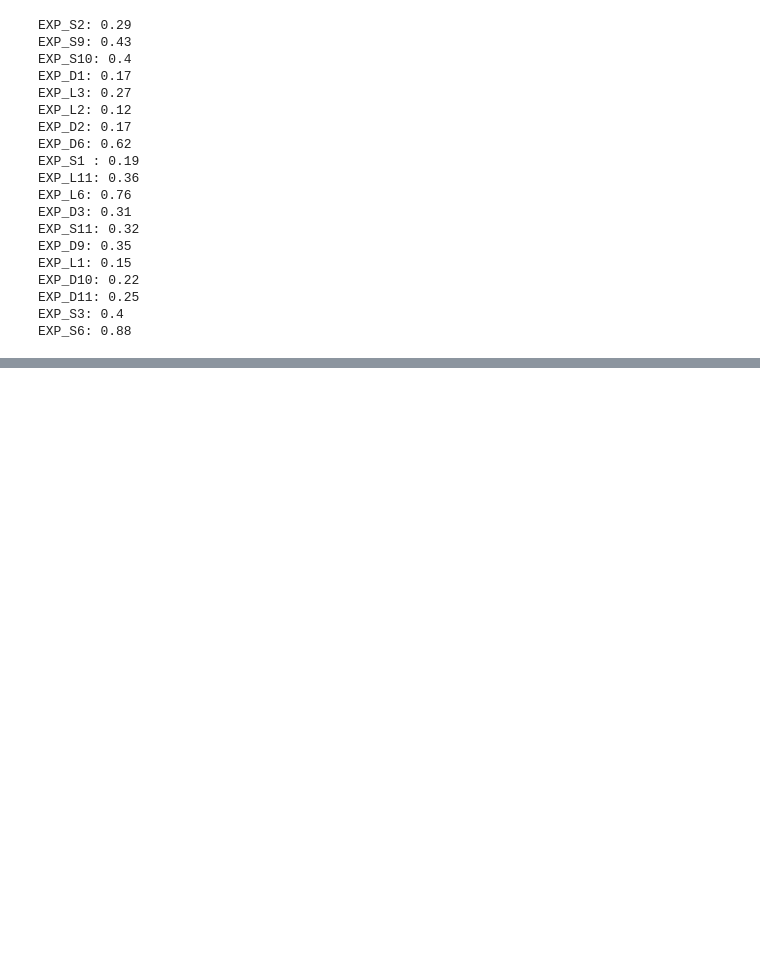
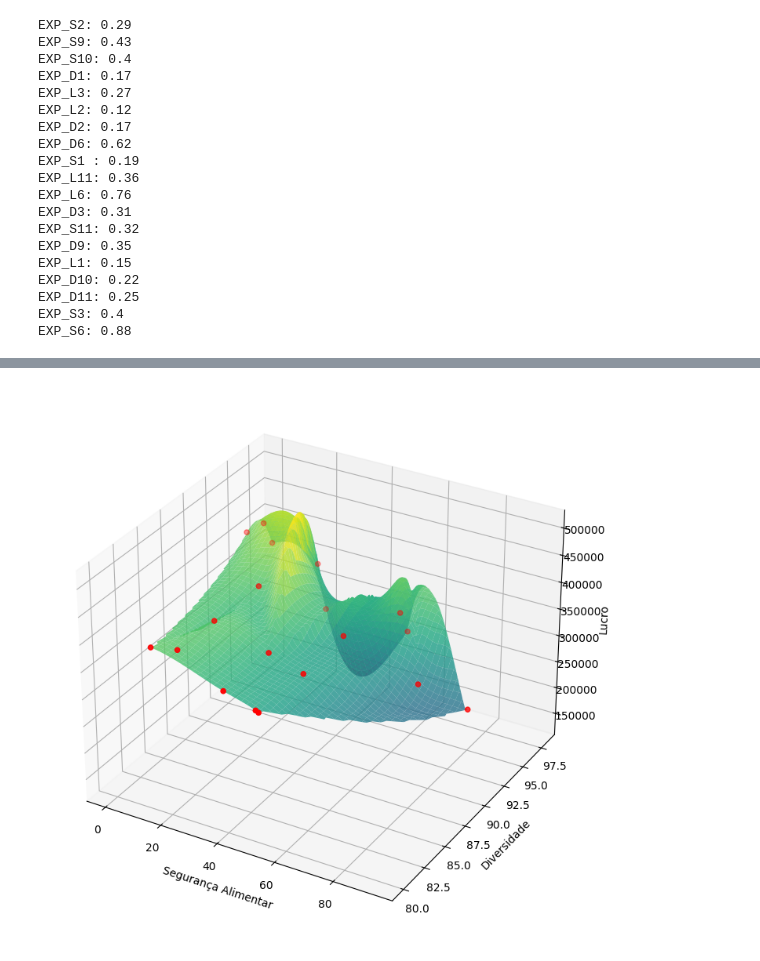
Before and after one commit to BrunoSantosPK/MasterDegree, a Jupyter notebook: notebooks/calculate_gini.ipynb, the cells around one changed output, grey strips where cells are left out. Saved outputs shown, nothing was run; the diff lists cells and outputs as text; code cells hidden in the pictures; blank space fills up the shorter version.

```diff
--- a/notebooks/calculate_gini.ipynb
+++ b/notebooks/calculate_gini.ipynb
@@ -49,0 +161,28 @@ EXP_S6: 0.88
+# %%
+from scipy.interpolate import griddata
+
+x = df["x: segurança"].values[2:]
+y = df["y: diversidade"].values[2:]
+z = df["z: lucro"].values[2:]
+
+# Geração de grade regular para interpolar
+xi = np.linspace(min(x), max(x), 100)
+yi = np.linspace(min(y), max(y), 100)
+xi, yi = np.meshgrid(xi, yi)
+
+# Interpolação da superfície
+zi = griddata((x, y), z, (xi, yi), method='cubic')  # 'linear' e 'nearest' são opções também
+
+# Plotar
+fig = plt.figure(figsize=(20, 9))
+ax = fig.add_subplot(111, projection='3d')
+ax.plot_surface(xi, yi, zi, cmap='viridis', alpha=0.8)
+ax.scatter(x, y, z, color='red')  # pontos originais
+
+ax.set_xlabel('Segurança Alimentar')
+ax.set_ylabel('Diversidade')
+ax.set_zlabel('Lucro')
+
+plt.show()
+# %% [output]
+[figure, added]
```
Also changed, not shown: parts of 6 cells of this notebook, 11 other files.
